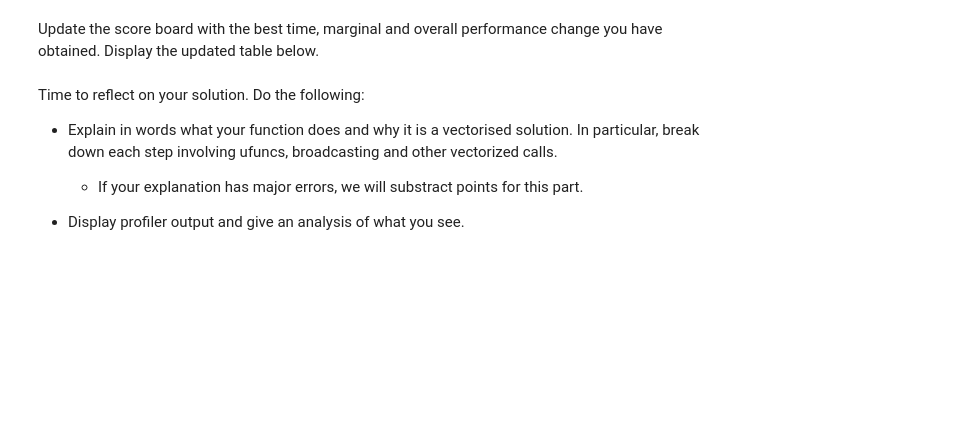
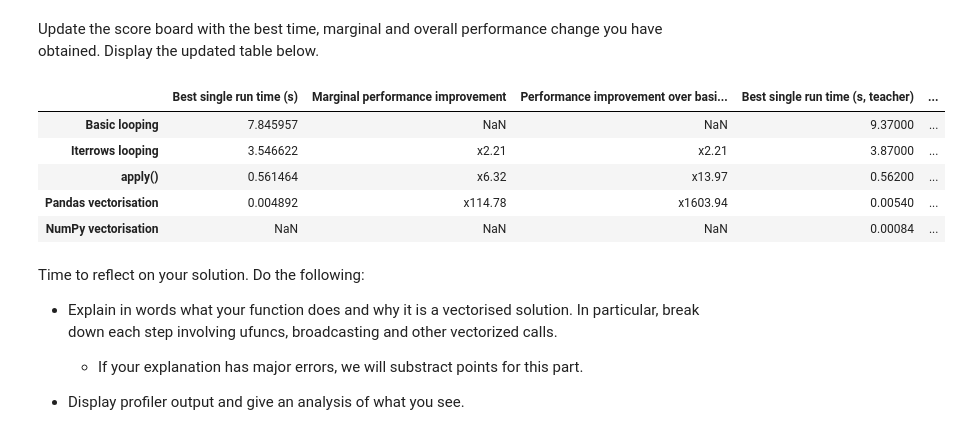
Before and after one commit to simonmoesorensen/02807DataScience-project-1, a Jupyter notebook: 02807_Project_1.ipynb, the cells around one changed output. Cells and saved outputs as stored; diff of their text form; code cells hidden in the pictures; blank space fills up the shorter version.

```diff
--- a/02807_Project_1.ipynb
+++ b/02807_Project_1.ipynb
@@ -393,3 +459,10 @@ Let's find a vectorised solution using Pandas. You have to define a function `we
+# %%
+def weighted_rating_pandas(df):
+    mask = df['vote_count'] > m
+    df_masked = df[mask]
+    v = df_masked['vote_count']
+    R  = df_masked['vote_average']
+    df['imdb_rating_pandas'] = (v/(v+m) * R) + (m/(v+m) * C)
 # %% [markdown]
 Call the function and make sure it works as intended.
 # %%
@@ -414,3 +495,15 @@ Update the score board with the best time, marginal and overall performance chan
+# %%
+timings.iloc[3, 0:3] = [pandas_time.best,
+                        formatter(apply_time.best /  pandas_time.best),
+                        formatter(basic_time.best /  pandas_time.best)]
+timings
+# %% [output]
+|  | Best single run time (s) | Marginal performance improvement | Performance improvement over basi... | Best single run time (s, teacher) | ... |
+| Basic looping | 7.845957 | NaN | NaN | 9.37000 | ... |
+| Iterrows looping | 3.546622 | x2.21 | x2.21 | 3.87000 | ... |
+| apply() | 0.561464 | x6.32 | x13.97 | 0.56200 | ... |
+| Pandas vectorisation | 0.004892 | x114.78 | x1603.94 | 0.00540 | ... |
+| NumPy vectorisation | NaN | NaN | NaN | 0.00084 | ... |
 # %% [markdown]
 Time to reflect on your solution. Do the following:
 
```
Also changed, not shown: parts of 44 cells of this notebook.
